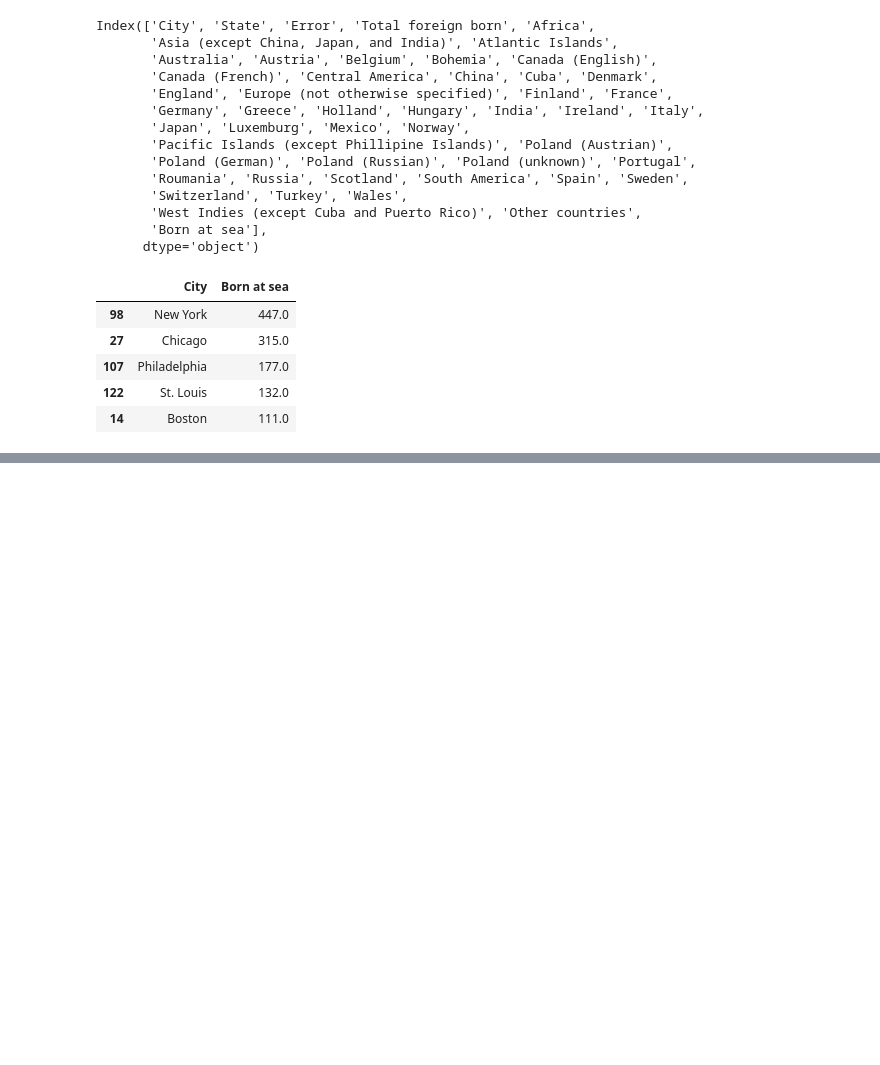
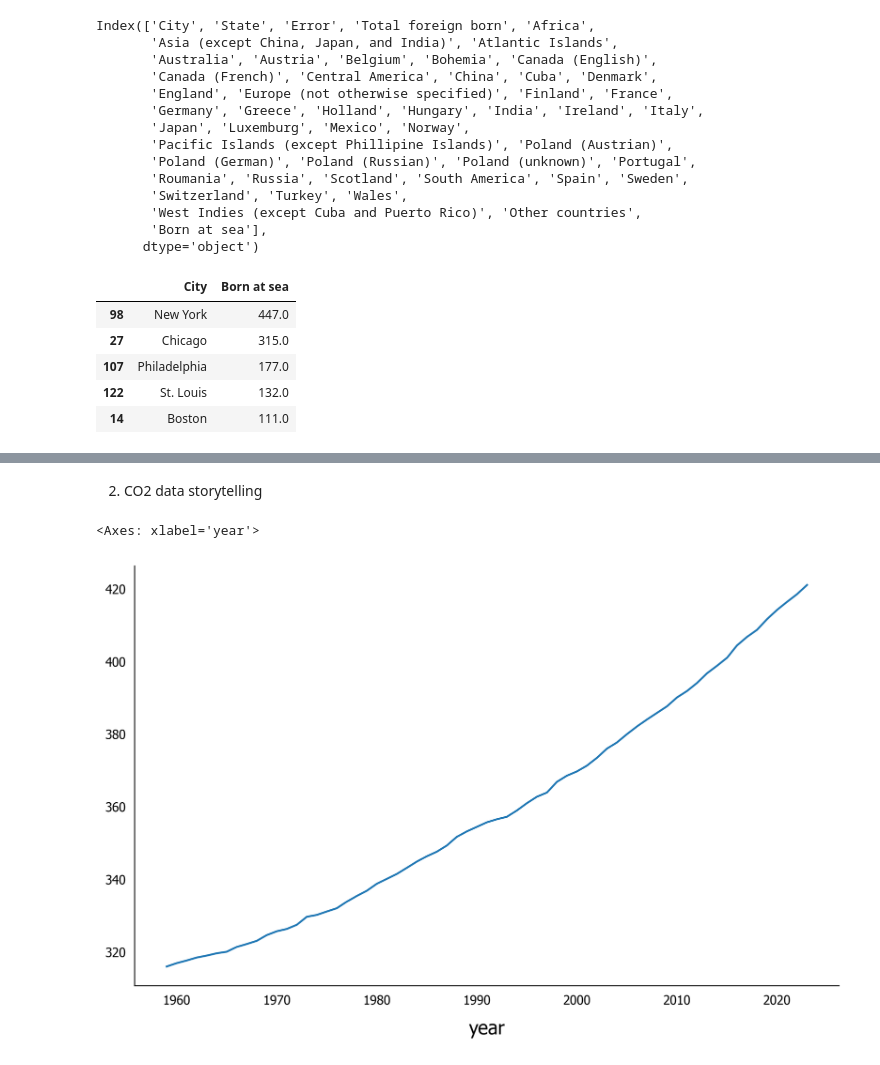
Before and after one commit to erikunevik/data_visualization_erik_unevik_de24, a Jupyter notebook: exercises/exercise1/exercise1_erik.ipynb, the cells around one changed output, grey strips where cells are left out. Saved outputs shown, nothing was run; the diff lists cells and outputs as text; code cells hidden in the pictures; blank space fills up the shorter version.

```diff
--- a/exercises/exercise1/exercise1_erik.ipynb
+++ b/exercises/exercise1/exercise1_erik.ipynb
@@ -258,0 +396,28 @@ df_nordic.head()
+# %% [markdown]
+2. CO2 data storytelling
+# %%
+import pandas as pd
+import duckdb
+
+df = pd.read_csv("data/co2_annmean_mlo.csv", comment="#")
+
+df = duckdb.query(
+    """--sql
+  SELECT year, mean
+FROM df
+ORDER BY year
+"""
+).df()
+
+# df["date"] = pd.to_datetime(
+#     df["Year"].astype(str) + "-" + df["Month"].astype(str).str.zfill(2), format="%Y-%m"
+# )
+
+df = df.set_index("year")
+
+ax = df["mean"].plot()
+
+ax
+# %% [output]
+<Axes: xlabel='year'>
+[figure, added]
```
Also changed, not shown: parts of 27 cells of this notebook, 6 other files.
